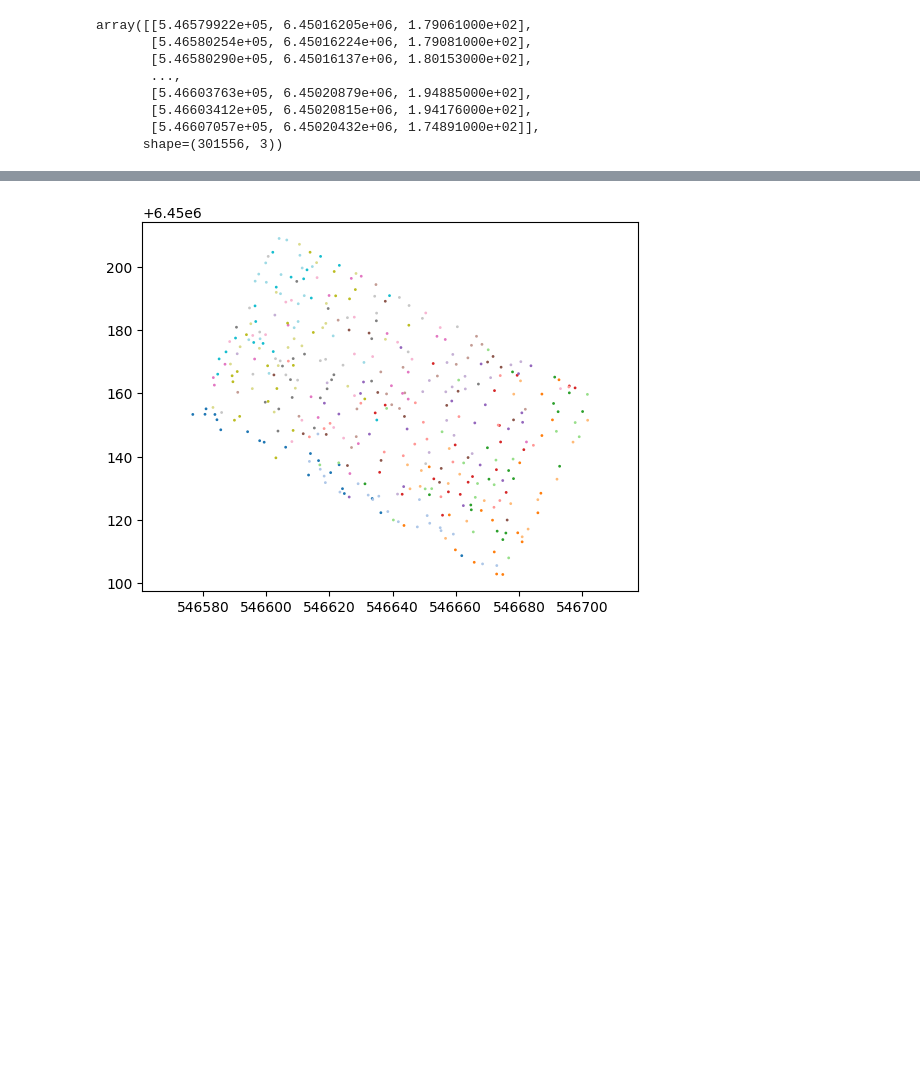
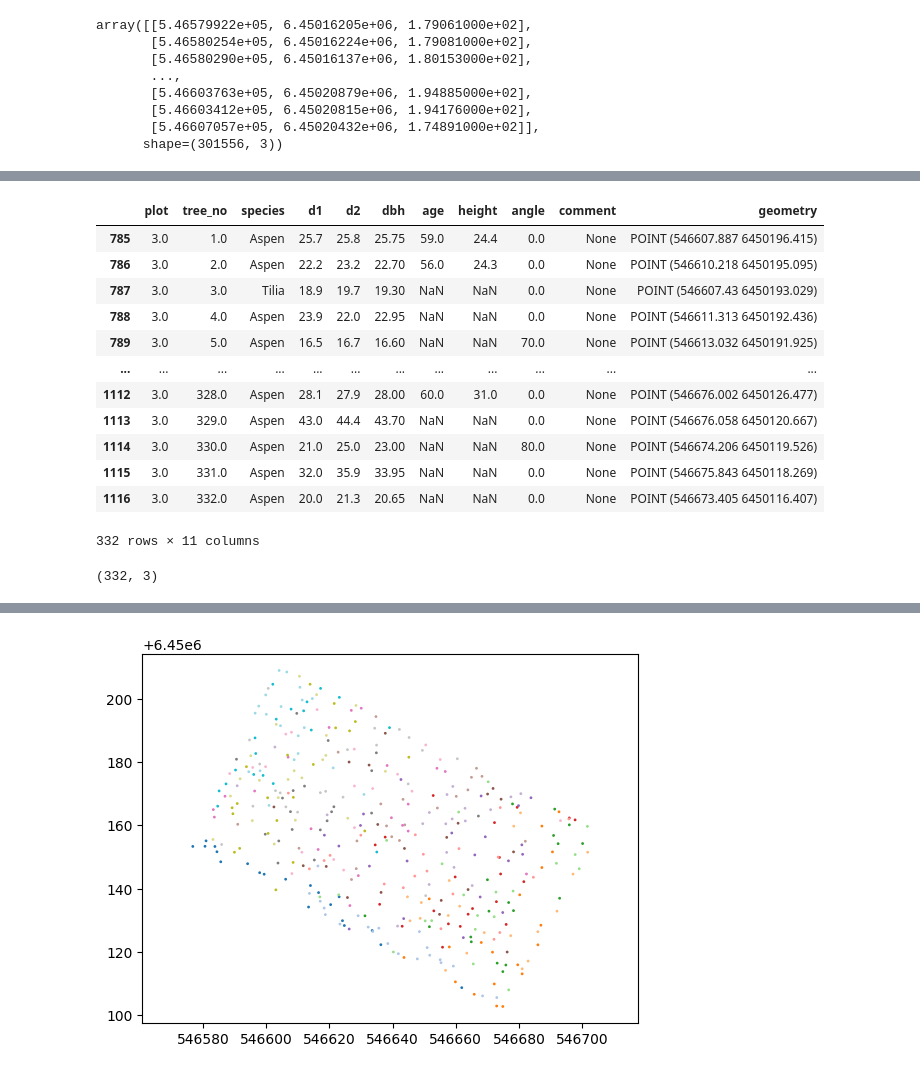
Before and after one commit to rafammi/tree_detection, a Jupyter notebook: scripts/test1.ipynb, the cells around one changed output, grey strips where cells are left out. Saved outputs shown, nothing was run; the diff lists cells and outputs as text; code cells hidden in the pictures; blank space fills up the shorter version.

```diff
--- a/scripts/test1.ipynb
+++ b/scripts/test1.ipynb
@@ -100,0 +153,16 @@ treetops
+# %%
+ground_truth
+# %% [output]
+|  | plot | tree_no | species | d1 | d2 | dbh | age | height | angle | comment | geometry |
+| 785 | 3.0 | 1.0 | Aspen | 25.7 | 25.8 | 25.75 | 59.0 | 24.4 | 0.0 | None | POINT (546607.887 6450196.415) |
+| 786 | 3.0 | 2.0 | Aspen | 22.2 | 23.2 | 22.70 | 56.0 | 24.3 | 0.0 | None | POINT (546610.218 6450195.095) |
+| 787 | 3.0 | 3.0 | Tilia | 18.9 | 19.7 | 19.30 | NaN | NaN | 0.0 | None | POINT (546607.43 6450193.029) |
+| 788 | 3.0 | 4.0 | Aspen | 23.9 | 22.0 | 22.95 | NaN | NaN | 0.0 | None | POINT (546611.313 6450192.436) |
+| 789 | 3.0 | 5.0 | Aspen | 16.5 | 16.7 | 16.60 | NaN | NaN | 70.0 | None | POINT (546613.032 6450191.925) |
+| ... | ... | ... | ... | ... | ... | ... | ... | ... | ... | ... | ... |
+| 1112 | 3.0 | 328.0 | Aspen | 28.1 | 27.9 | 28.00 | 60.0 | 31.0 | 0.0 | None | POINT (546676.002 6450126.477) |
+| 1113 | 3.0 | 329.0 | Aspen | 43.0 | 44.4 | 43.70 | NaN | NaN | 0.0 | None | POINT (546676.058 6450120.667) |
+| 1114 | 3.0 | 330.0 | Aspen | 21.0 | 25.0 | 23.00 | NaN | NaN | 80.0 | None | POINT (546674.206 6450119.526) |
+| 1115 | 3.0 | 331.0 | Aspen | 32.0 | 35.9 | 33.95 | NaN | NaN | 0.0 | None | POINT (546675.843 6450118.269) |
+| 1116 | 3.0 | 332.0 | Aspen | 20.0 | 21.3 | 20.65 | NaN | NaN | 0.0 | None | POINT (546673.405 6450116.407) |
+332 rows × 11 columns
@@ -100,0 +172,4 @@ treetops
+# %%
+gt.shape
+# %% [output]
+(332, 3)
```
Also changed, not shown: parts of 21 cells of this notebook, 7 other files.
